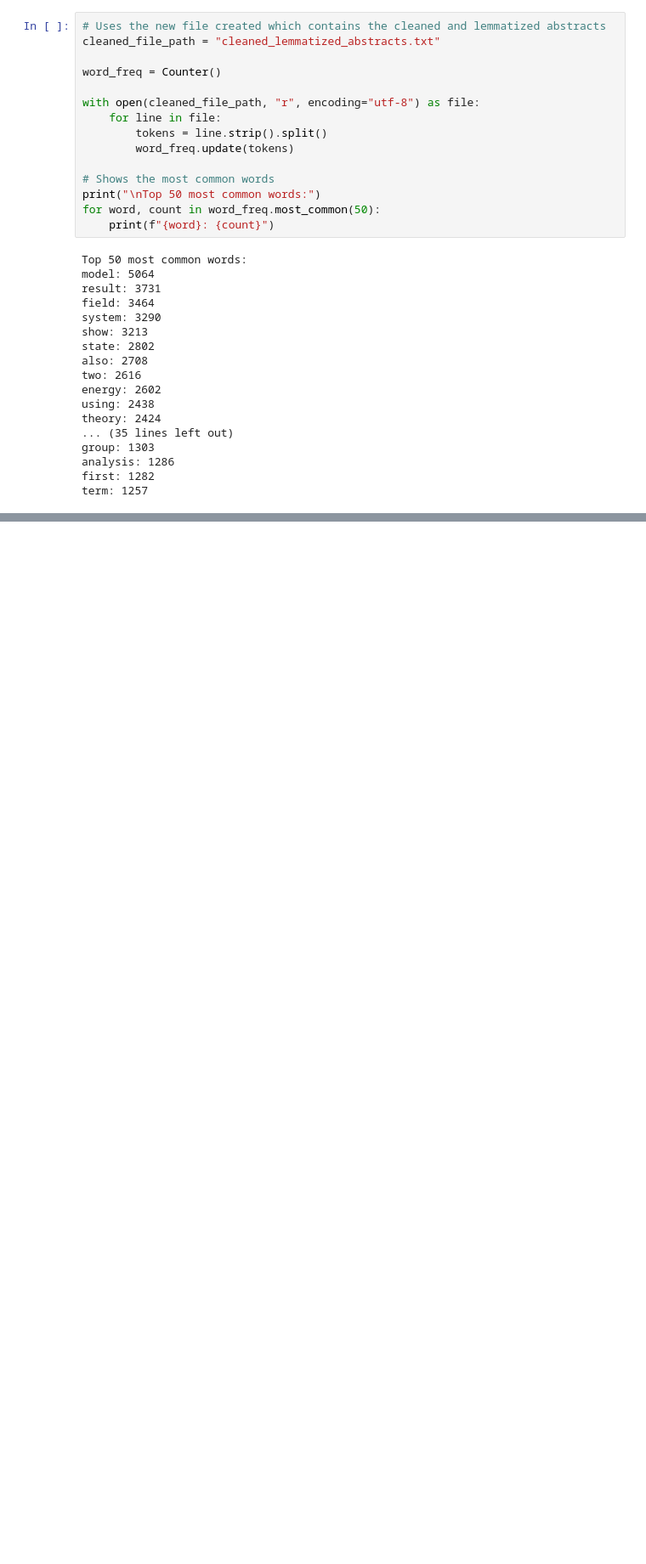
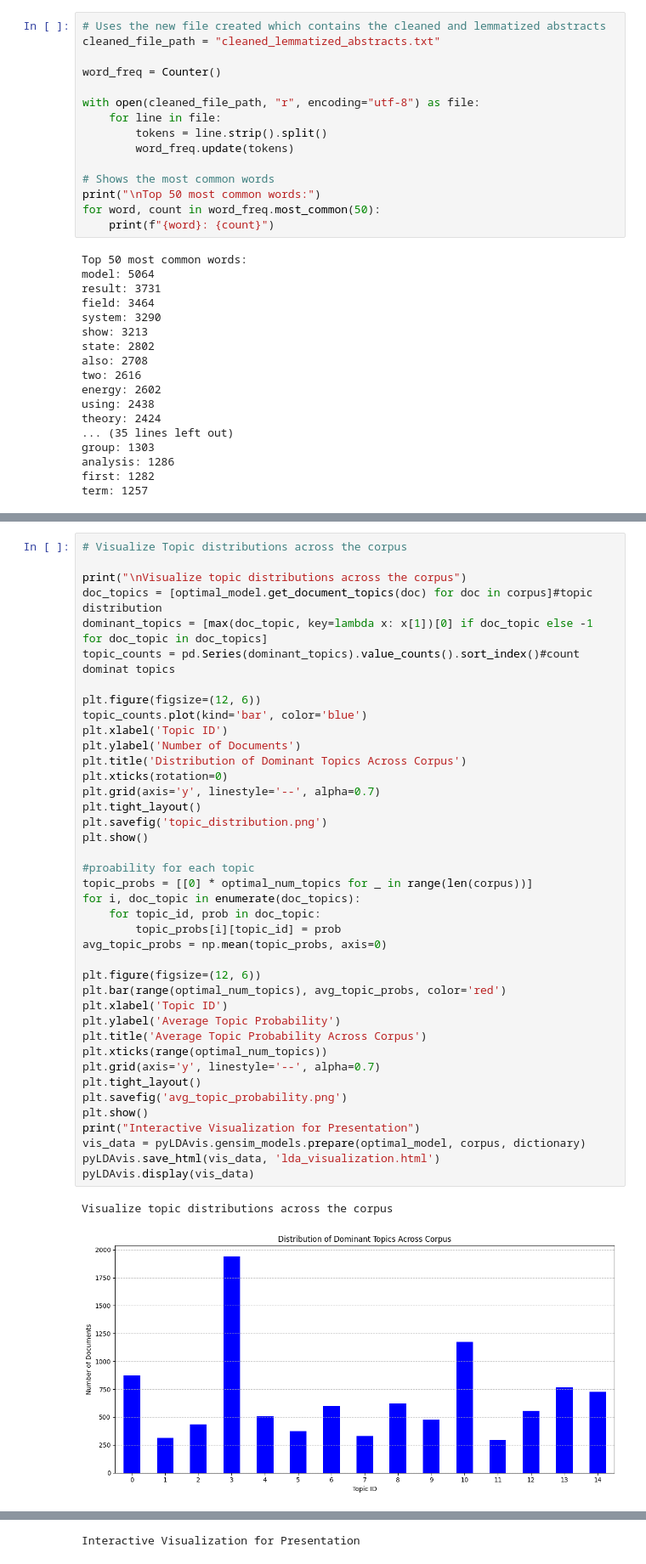
Before and after one commit to darshgandhi/Trend-Analysis, a Jupyter notebook: main.ipynb, the cells around one changed output, grey strips where cells are left out. Shown at 85% size. Cells and saved outputs as stored; diff of their text form; blank space fills up the shorter version.

```diff
--- a/main.ipynb
+++ b/main.ipynb
@@ -274,0 +461,43 @@ plot_embeddings(umap_bert, "UMAP - BERT")
+# %%
+# Visualize Topic distributions across the corpus
+
+print("\nVisualize topic distributions across the corpus")
+doc_topics = [optimal_model.get_document_topics(doc) for doc in corpus]#topic distribution
+dominant_topics = [max(doc_topic, key=lambda x: x[1])[0] if doc_topic else -1 for doc_topic in doc_topics]
+topic_counts = pd.Series(dominant_topics).value_counts().sort_index()#count dominat topics
+
+plt.figure(figsize=(12, 6))
+topic_counts.plot(kind='bar', color='blue')
+plt.xlabel('Topic ID')
+plt.ylabel('Number of Documents')
+plt.title('Distribution of Dominant Topics Across Corpus')
+plt.xticks(rotation=0)
+plt.grid(axis='y', linestyle='--', alpha=0.7)
+plt.tight_layout()
+plt.savefig('topic_distribution.png')
+plt.show()
+
+#proability for each topic
+topic_probs = [[0] * optimal_num_topics for _ in range(len(corpus))]
+for i, doc_topic in enumerate(doc_topics):
+    for topic_id, prob in doc_topic:
+        topic_probs[i][topic_id] = prob
+avg_topic_probs = np.mean(topic_probs, axis=0)
+
+plt.figure(figsize=(12, 6))
+plt.bar(range(optimal_num_topics), avg_topic_probs, color='red')
+plt.xlabel('Topic ID')
+plt.ylabel('Average Topic Probability')
+plt.title('Average Topic Probability Across Corpus')
+plt.xticks(range(optimal_num_topics))
+plt.grid(axis='y', linestyle='--', alpha=0.7)
+plt.tight_layout()
+plt.savefig('avg_topic_probability.png')
+plt.show()
+print("Interactive Visualization for Presentation")
+vis_data = pyLDAvis.gensim_models.prepare(optimal_model, corpus, dictionary)
+pyLDAvis.save_html(vis_data, 'lda_visualization.html')
+pyLDAvis.display(vis_data)
+# %% [output]
+Visualize topic distributions across the corpus
+[figure, added]
@@ -274,0 +505 @@ plot_embeddings(umap_bert, "UMAP - BERT")
+Interactive Visualization for Presentation
```
Also changed, not shown: parts of 14 cells of this notebook.
